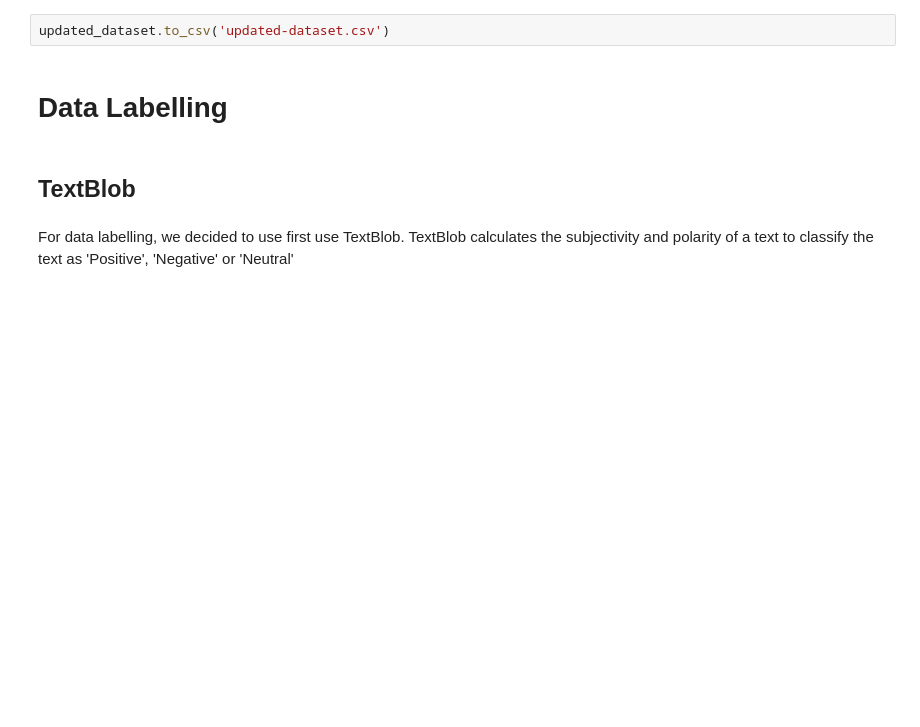
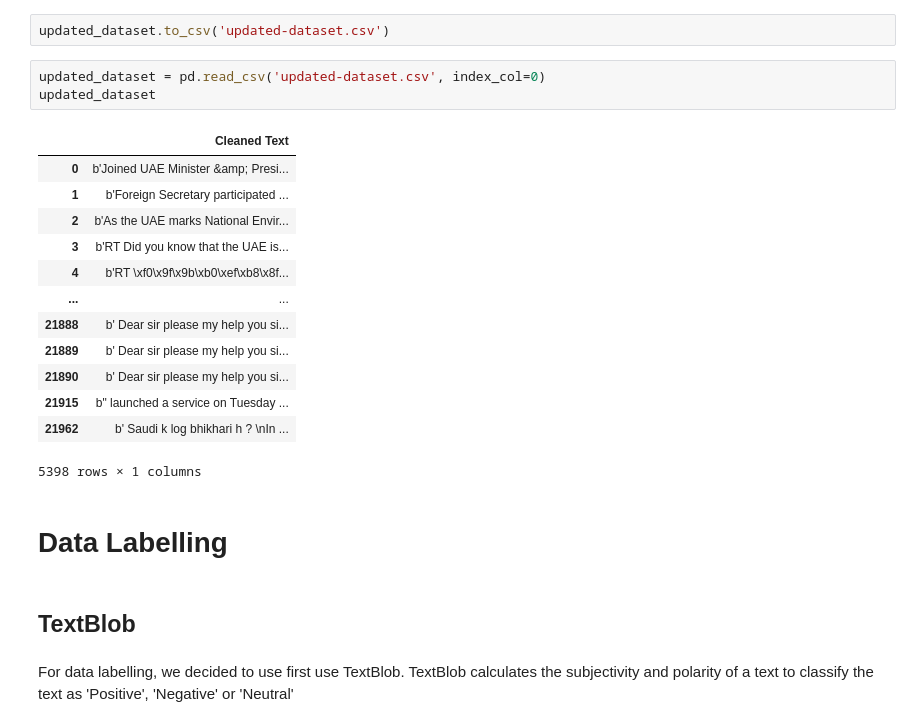
Before and after one commit to psychoanalyzing-twitter/sentiment-analysis, a Jupyter notebook: cw-1.ipynb, the cells around one changed output. Drawn from its saved outputs; the diff is of its cells as text; blank space fills up the shorter version.

```diff
--- a/cw-1.ipynb
+++ b/cw-1.ipynb
@@ -223,5 +193,22 @@ updated_dataset.shape
 # %%
 updated_dataset.to_csv('updated-dataset.csv')
+# %%
+updated_dataset = pd.read_csv('updated-dataset.csv', index_col=0)
+updated_dataset
+# %% [output]
+|  | Cleaned Text |
+| 0 | b'Joined UAE Minister &amp; Presi... |
+| 1 | b'Foreign Secretary participated ... |
+| 2 | b'As the UAE marks National Envir... |
+| 3 | b'RT Did you know that the UAE is... |
+| 4 | b'RT \xf0\x9f\x9b\xb0\xef\xb8\x8f... |
+| ... | ... |
+| 21888 | b' Dear sir please my help you si... |
+| 21889 | b' Dear sir please my help you si... |
+| 21890 | b' Dear sir please my help you si... |
+| 21915 | b" launched a service on Tuesday ... |
+| 21962 | b' Saudi k log bhikhari h ? \nIn ... |
+5398 rows × 1 columns
 # %% [markdown]
 # Data Labelling
 # %% [markdown]
```
Also changed, not shown: parts of 42 cells of this notebook.
